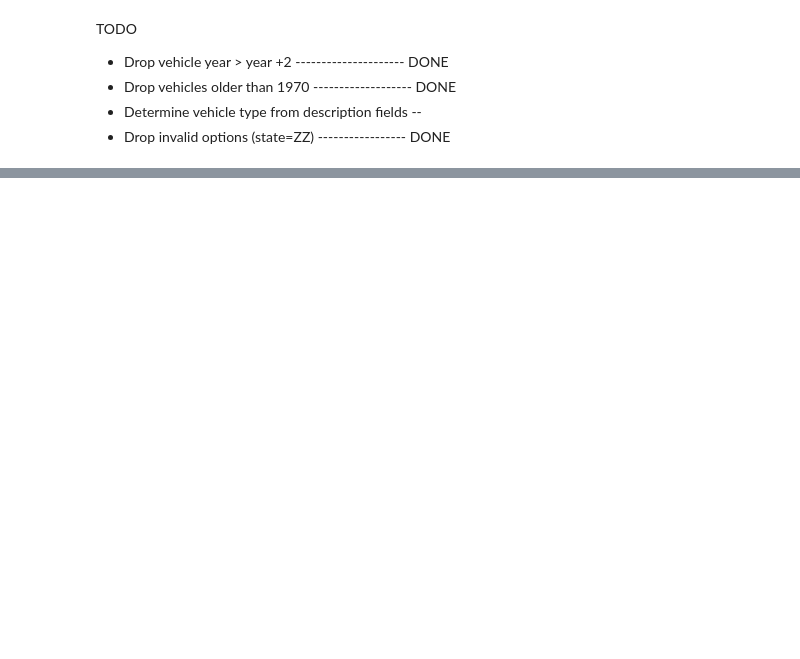
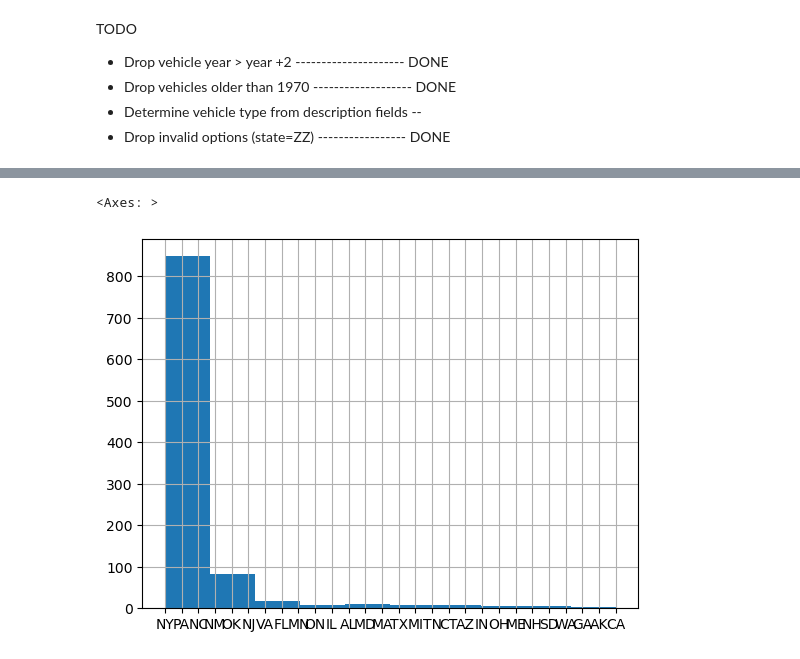
Before and after one commit to JohannRuiz1/CS5644-ML, a Jupyter notebook: vehicles.ipynb, the cells around one changed output, grey strips where cells are left out. Saved outputs shown, nothing was run; the diff lists cells and outputs as text; code cells hidden in the pictures; blank space fills up the shorter version.

Commit message:
Add output to file of processed Vehicle data

```diff
--- a/vehicles.ipynb
+++ b/vehicles.ipynb
@@ -266,0 +293,5 @@ TODO
+# %%
+filtered_vehicles[:1000]['STATE_REGISTRATION'].hist()
+# %% [output]
+<Axes: >
+[figure, added]
```
Also changed, not shown: parts of 7 cells of this notebook.
